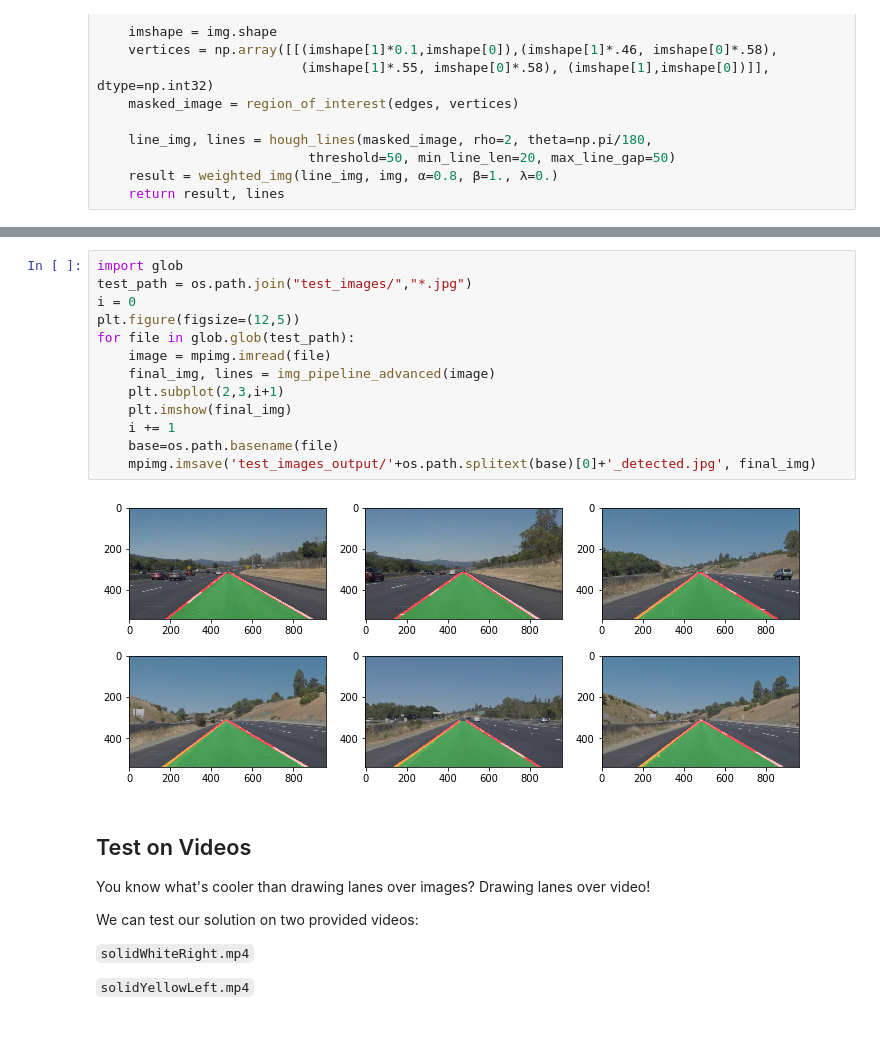
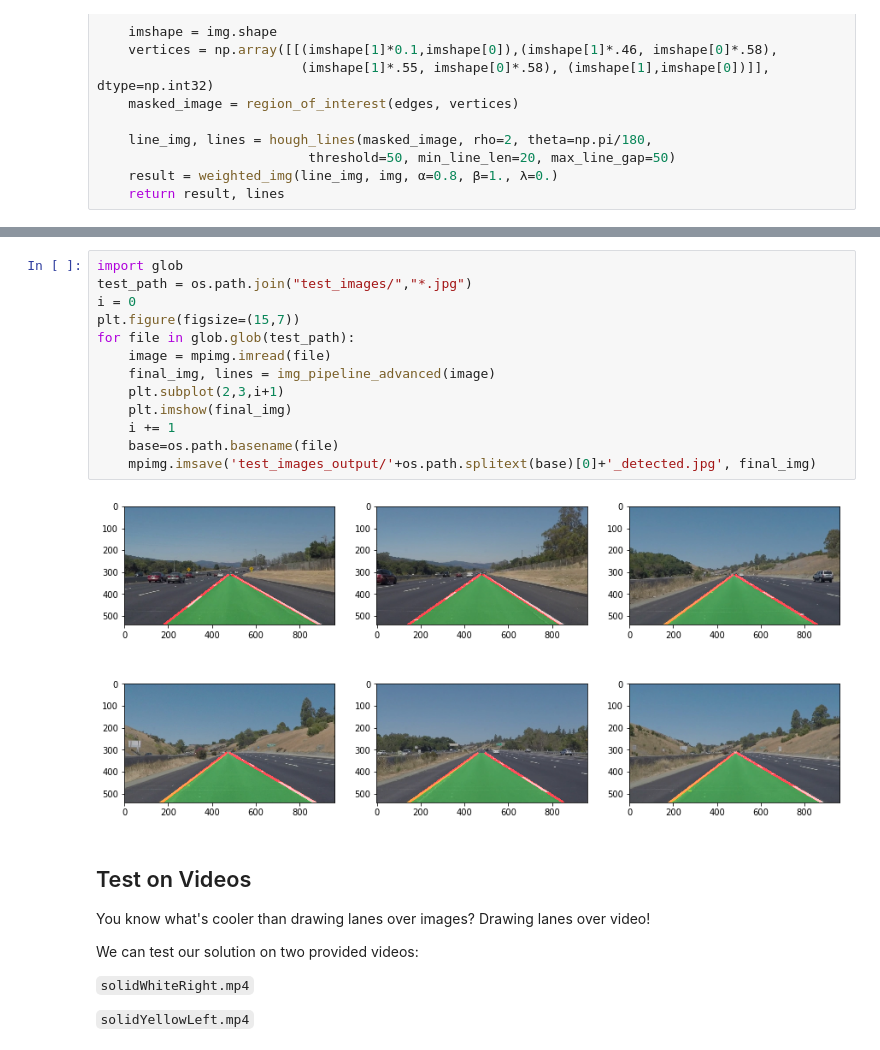
Before and after one commit to gwwang16/CarND-LaneLines-P1, a Jupyter notebook: P1.ipynb, the cells around one changed output, grey strips where cells are left out. Drawn from its saved outputs; the diff is of its cells as text.

```diff
--- a/P1.ipynb
+++ b/P1.ipynb
@@ -283,18 +281,18 @@ def img_pipeline_advanced(img):
 # %%
 import glob
 test_path = os.path.join("test_images/","*.jpg")
 i = 0
-plt.figure(figsize=(12,5))
+plt.figure(figsize=(15,7))
 for file in glob.glob(test_path):
     image = mpimg.imread(file)
     final_img, lines = img_pipeline_advanced(image)
     plt.subplot(2,3,i+1)
     plt.imshow(final_img)
     i += 1
     base=os.path.basename(file)
     mpimg.imsave('test_images_output/'+os.path.splitext(base)[0]+'_detected.jpg', final_img)
 # %% [output]
-[figure, old version]
+[figure, new version]
 # %% [markdown]
 ## Test on Videos
 
```
Also changed, not shown: parts of 2 cells of this notebook, 4 other files.
